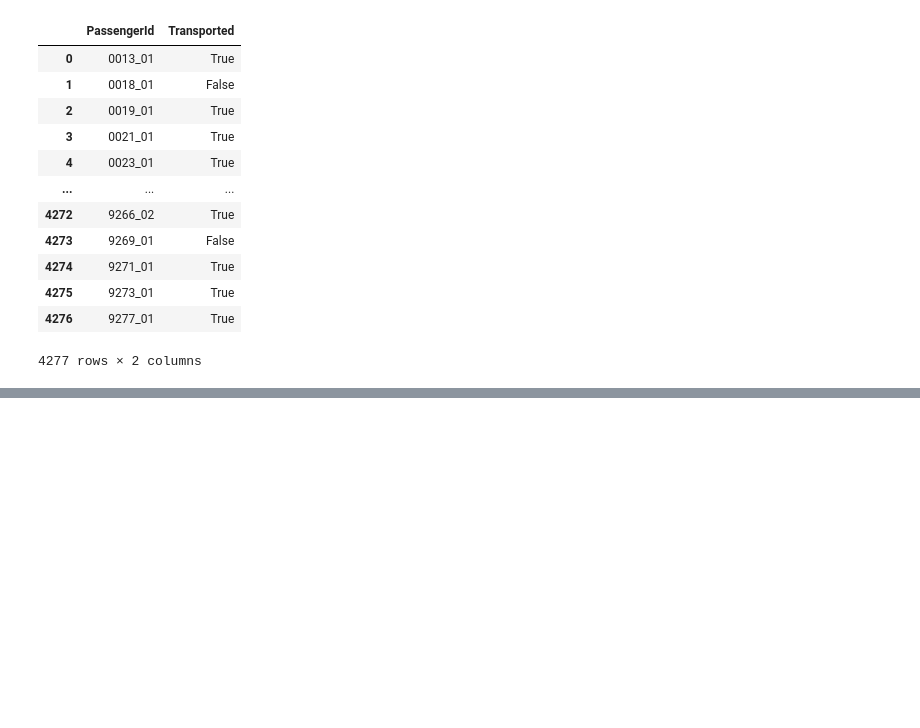
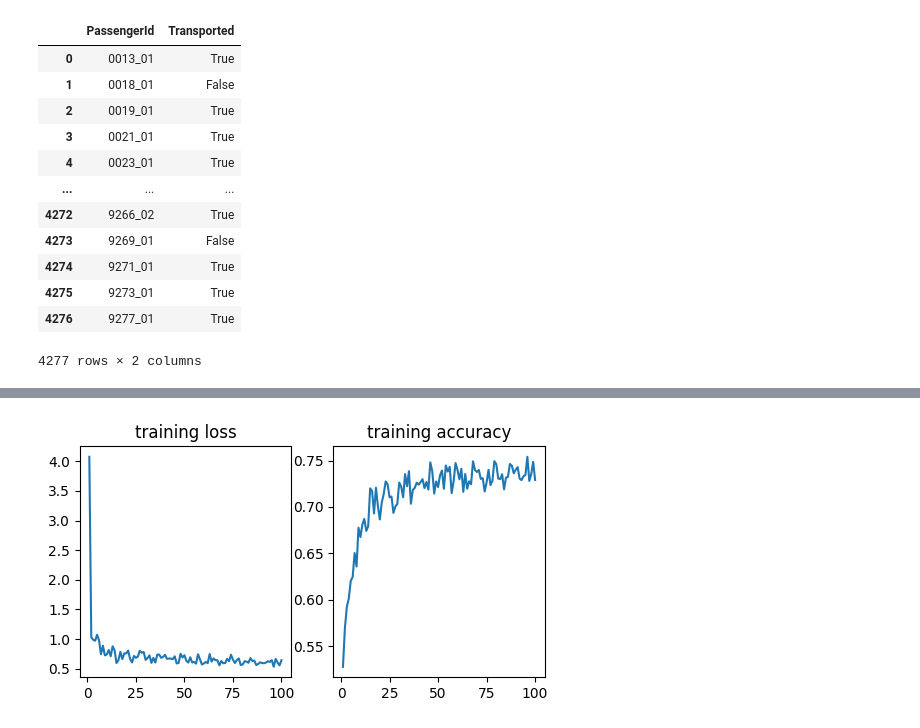
Before and after one commit to AhmadBustati/titanic-spaceship-kaggle, a Jupyter notebook: end-to-end-surviovr-predictior.ipynb, the cells around one changed output, grey strips where cells are left out. Cells and saved outputs as stored; diff of their text form; code cells hidden in the pictures; blank space fills up the shorter version.

```diff
--- a/end-to-end-surviovr-predictior.ipynb
+++ b/end-to-end-surviovr-predictior.ipynb
@@ -836,0 +951,27 @@ submission.to_csv("first_submission.csv",index=False)
+# %%
+import tensorflow as tf
+
+nn_model = tf.keras.models.Sequential([
+    tf.keras.layers.Dense(28,input_dim=17,activation="relu"),
+    tf.keras.layers.Dense(18,activation="relu"),
+    tf.keras.layers.Dense(1,activation="sigmoid")
+])
+opt = tf.keras.optimizers.Adam(learning_rate=0.001)
+checkpoint_callback = tf.keras.callbacks.ModelCheckpoint(
+    filepath="nn_model/",
+    monitor="val_accuracy",
+    save_best_only=True,
+    save_weights_only=True,
+    mode="max",
+    verbose=1
+)
+
+
+nn_model.compile(loss=tf.keras.losses.binary_crossentropy, optimizer=opt, metrics=['accuracy'])
+
+transformed_data_tensor = tf.convert_to_tensor(transformed_data,dtype=tf.float32)
+train_y_tensor = tf.convert_to_tensor(train_y)
+transformed_test_tensor = tf.convert_to_tensor(transformed_test,dtype=tf.float32)
+
+history=nn_model.fit(x=transformed_data_tensor,y=train_y_tensor,batch_size=32,epochs=100,
+                    validation_data=(transformed_test_tensor,test_y),callbacks=[checkpoint_callback])
@@ -836,0 +997,8 @@ submission.to_csv("first_submission.csv",index=False)
+# %%
+fig,ax = plt.subplots(1,2,figsize=(6,3))
+ax[0].plot(range(1,101),history.history["loss"])
+ax[0].set_title("training loss")
+ax[1].plot(range(1,101),history.history["accuracy"])
+ax[1].set_title("training accuracy");
+# %% [output]
+[figure, added]
```
Also changed, not shown: parts of 18 cells of this notebook, 7 other files.
